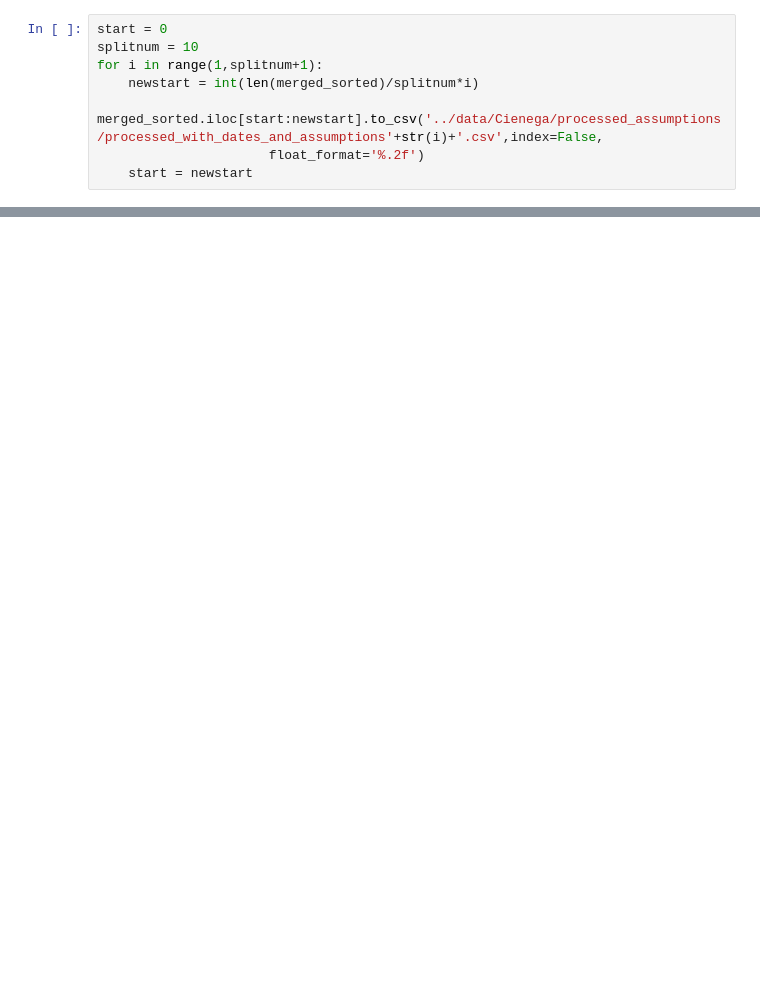
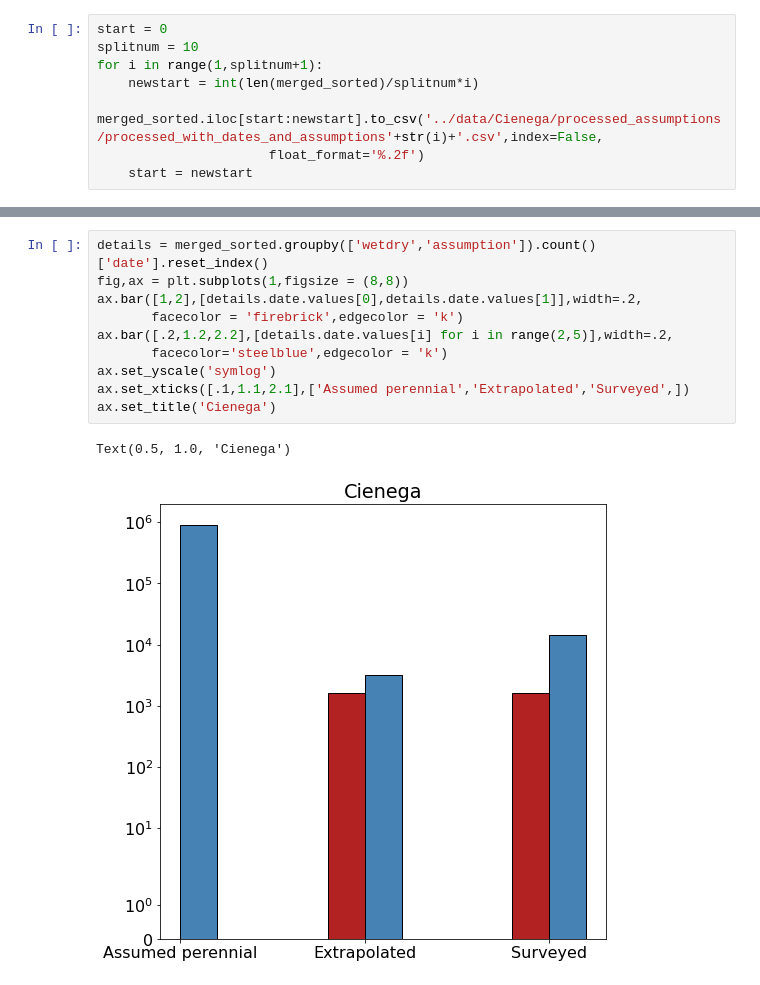
Before and after one commit to lapidesd/SanPedro_wetdry_pilot, a Jupyter notebook: code/Cienega_survey_imagery.ipynb, the cells around one changed output, grey strips where cells are left out. Drawn from its saved outputs; the diff is of its cells as text; blank space fills up the shorter version.

```diff
--- a/code/Cienega_survey_imagery.ipynb
+++ b/code/Cienega_survey_imagery.ipynb
@@ -417,0 +446,13 @@ for i in range(1,splitnum+1):
+# %%
+details = merged_sorted.groupby(['wetdry','assumption']).count()['date'].reset_index()
+fig,ax = plt.subplots(1,figsize = (8,8))
+ax.bar([1,2],[details.date.values[0],details.date.values[1]],width=.2,
+       facecolor = 'firebrick',edgecolor = 'k')
+ax.bar([.2,1.2,2.2],[details.date.values[i] for i in range(2,5)],width=.2,
+       facecolor='steelblue',edgecolor = 'k')
+ax.set_yscale('symlog')
+ax.set_xticks([.1,1.1,2.1],['Assumed perennial','Extrapolated','Surveyed',])
+ax.set_title('Cienega')
+# %% [output]
+Text(0.5, 1.0, 'Cienega')
+[figure, added]
```
Also changed, not shown: parts of 8 cells of this notebook, 23 other files.
